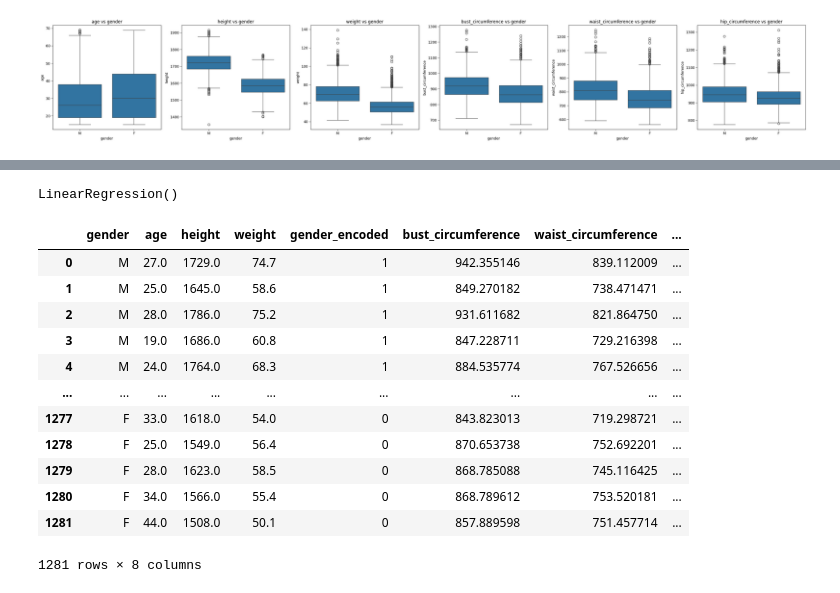
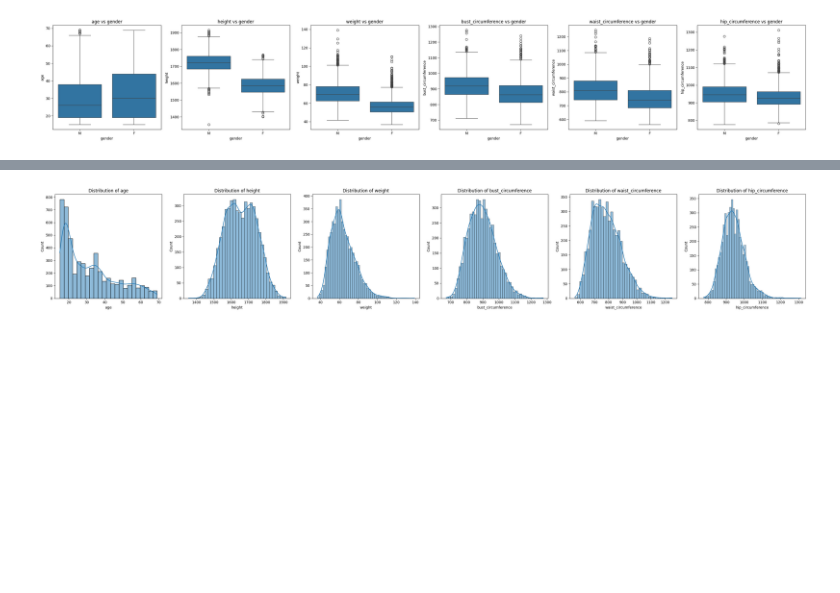
Before and after one commit to yowmahjebby/measurement_ml, a Jupyter notebook: measurements_nb.ipynb, the cells around one changed output, grey strips where cells are left out. Cells and saved outputs as stored; diff of their text form; code cells hidden in the pictures; blank space fills up the shorter version.

Commit message:
Done correct predictions
Made adjustments on the predictions

```diff
--- a/measurements_nb.ipynb
+++ b/measurements_nb.ipynb
@@ -15,6 +13,6 @@ from sklearn.ensemble import RandomForestClassifier
 # %%
 train_df = pd.read_csv('train.csv')
-test_df = pd.read_csv('test.csv')
+test_df = pd.read_csv('test.csv', usecols=['gender', 'age', 'height', 'weight'])
 # %%
 train_df.head()
 # %% [output]
@@ -160,6 +162,22 @@ def plot_boxplot(data, x_col, y_col):
 
     plt.tight_layout()
     plt.show()
+# %%
+def plot_distribution(data, cols):
+    num_plots = len(cols)
+    fig, axes = plt.subplots(1, num_plots, figsize=(5 * num_plots, 5))  # width scales with number of plots
+
+    if num_plots == 1:
+        axes = [axes]  # Make sure axes is iterable
+
+    for ax, col in zip(axes, cols):
+        sns.histplot(data[col], kde=True, ax=ax)
+        ax.set_title(f'Distribution of {col}')
+        ax.set_xlabel(col)
+        ax.set_ylabel('Count')
+
+    plt.tight_layout()
+    plt.show()
 # %%
 # Creating box plot to check nature of data
 plot_boxplot(cleaned_train, 'gender', ['age', 'height', 'weight', 'bust_circumference', 'waist_circumference', 'hip_circumference'])
@@ -276,25 +186,7 @@ cross_validate_xgboost(df=cleaned_train, feature_cols=base_features, target_col=
-# %%
-train_and_predict_body_part('bust_circumference')
-train_and_predict_body_part('waist_circumference')
-train_and_predict_body_part('hip_circumference')
-# %% [output]
-LinearRegression()
-# %%
-cleaned_test
-# %% [output]
-|  | gender | age | height | weight | gender_encoded | bust_circumference | waist_circumference | ... |
-| 0 | M | 27.0 | 1729.0 | 74.7 | 1 | 942.355146 | 839.112009 | ... |
-| 1 | M | 25.0 | 1645.0 | 58.6 | 1 | 849.270182 | 738.471471 | ... |
-| 2 | M | 28.0 | 1786.0 | 75.2 | 1 | 931.611682 | 821.864750 | ... |
-| 3 | M | 19.0 | 1686.0 | 60.8 | 1 | 847.228711 | 729.216398 | ... |
-| 4 | M | 24.0 | 1764.0 | 68.3 | 1 | 884.535774 | 767.526656 | ... |
-| ... | ... | ... | ... | ... | ... | ... | ... | ... |
-| 1277 | F | 33.0 | 1618.0 | 54.0 | 0 | 843.823013 | 719.298721 | ... |
-| 1278 | F | 25.0 | 1549.0 | 56.4 | 0 | 870.653738 | 752.692201 | ... |
-| 1279 | F | 28.0 | 1623.0 | 58.5 | 0 | 868.785088 | 745.116425 | ... |
-| 1280 | F | 34.0 | 1566.0 | 55.4 | 0 | 868.789612 | 753.520181 | ... |
-| 1281 | F | 44.0 | 1508.0 | 50.1 | 0 | 857.889598 | 751.457714 | ... |
-1281 rows × 8 columns
+# %%
+plot_distribution(cleaned_train, ['age', 'height', 'weight', 'bust_circumference', 'waist_circumference', 'hip_circumference'])
+# %% [output]
+[figure, added]
 # %%
 # Adding more features to the dataset
 def add_features(df):
```
Also changed, not shown: parts of 27 cells of this notebook, 3 other files.
